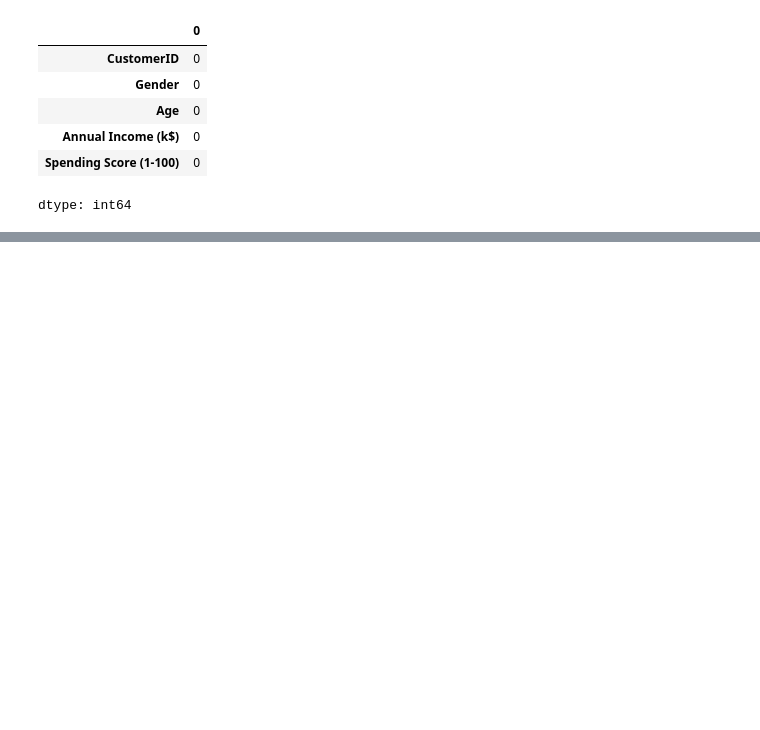
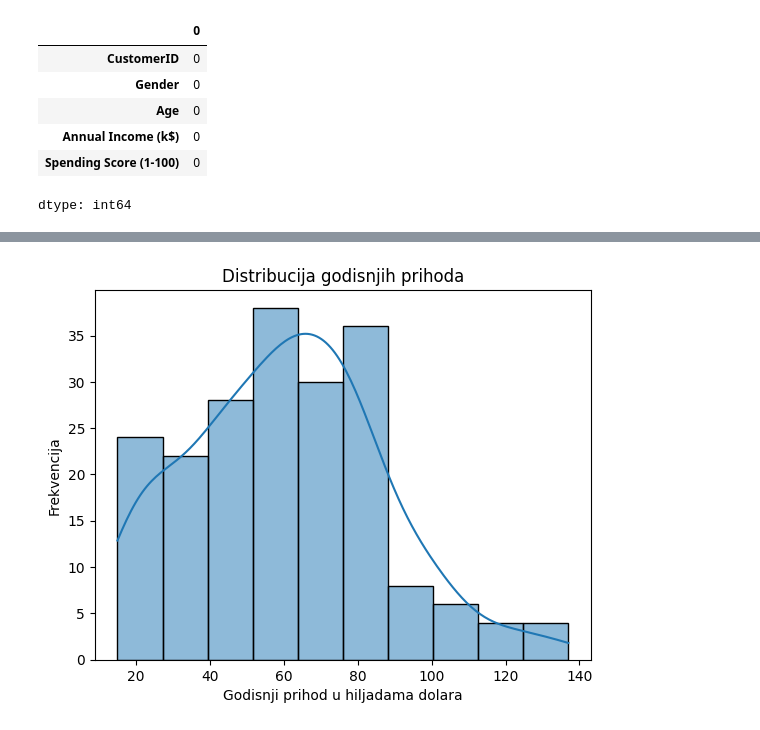
Before and after one commit to KrstinaPerovic/Vezba-Python-1, a Jupyter notebook: Untitled1.ipynb, the cells around one changed output, grey strips where cells are left out. Saved outputs shown, nothing was run; the diff lists cells and outputs as text; code cells hidden in the pictures; blank space fills up the shorter version.

```diff
--- a/Untitled1.ipynb
+++ b/Untitled1.ipynb
@@ -57,0 +121,8 @@ dtype: int64
+# %%
+sns.histplot(df['Annual Income (k$)'], kde = True)
+plt.title("Distribucija godisnjih prihoda")
+plt.xlabel("Godisnji prihod u hiljadama dolara")
+plt.ylabel("Frekvencija")
+plt.show()
+# %% [output]
+[figure, added]
```
Also changed, not shown: parts of 23 cells of this notebook.
